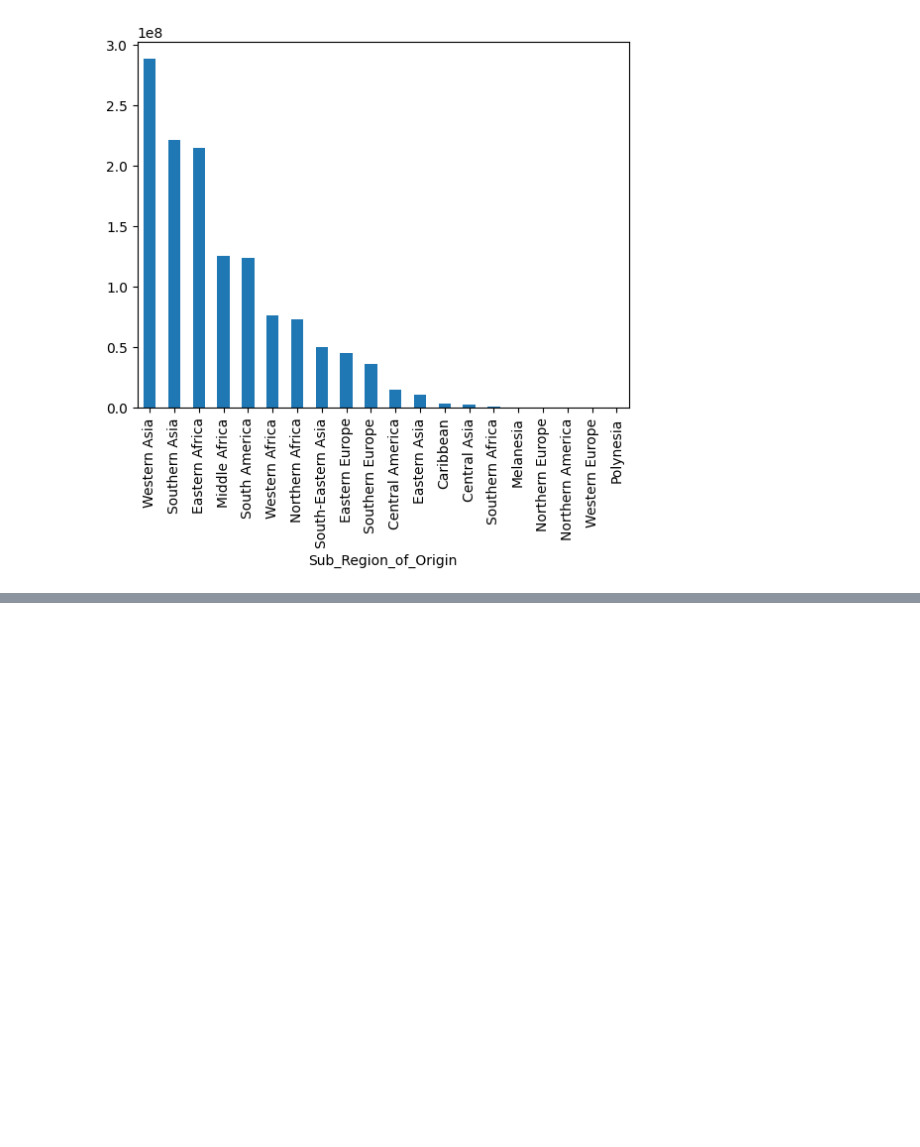
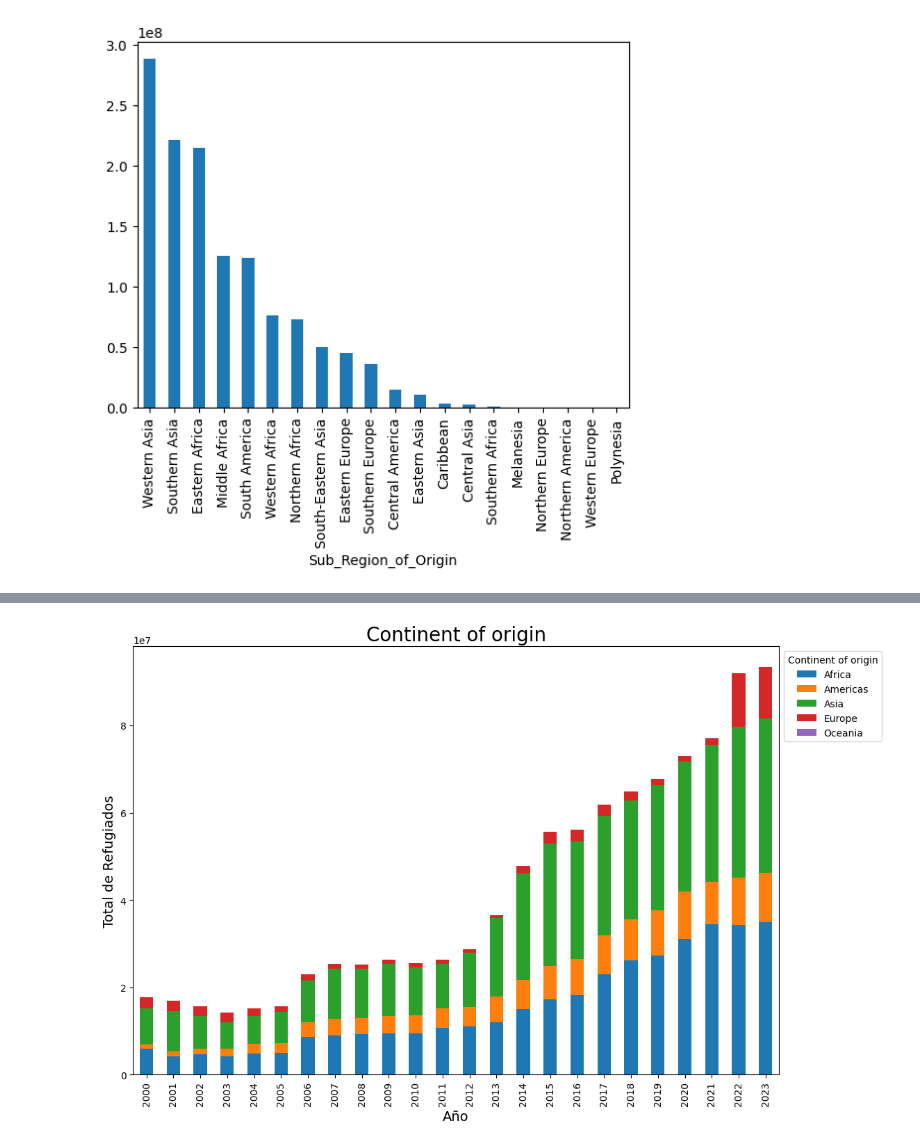
Before and after one commit to IoanaCretuAndrei/Refugee-flow-study, a Jupyter notebook: sucio.ipynb, the cells around one changed output, grey strips where cells are left out. Saved outputs shown, nothing was run; the diff lists cells and outputs as text; code cells hidden in the pictures; blank space fills up the shorter version.

```diff
--- a/sucio.ipynb
+++ b/sucio.ipynb
@@ -272,0 +291,11 @@ population.groupby(['Sub_Region_of_Origin'])['Total refugees'].sum().nlargest(20
+# %%
+population_filtered = population[population['Year'] >= 2000]
+origin_grouped = population_filtered.groupby(['Continent_of_origin', 'Year'])['Total refugees'].sum().reset_index()
+ax = origin_grouped.pivot(index='Year', columns='Continent_of_origin', values='Total refugees').plot(kind='bar', stacked=True, figsize=(12, 8))
+plt.xlabel('Año', fontsize=14)
+plt.ylabel('Total de Refugiados', fontsize = 14)
+plt.title('Continent of origin', fontsize = 20)
+plt.legend(title='Continent of origin', bbox_to_anchor=(1, 1), fontsize = 10)
+plt.show()
+# %% [output]
+[figure, added]
```
Also changed, not shown: parts of 6 cells of this notebook.
